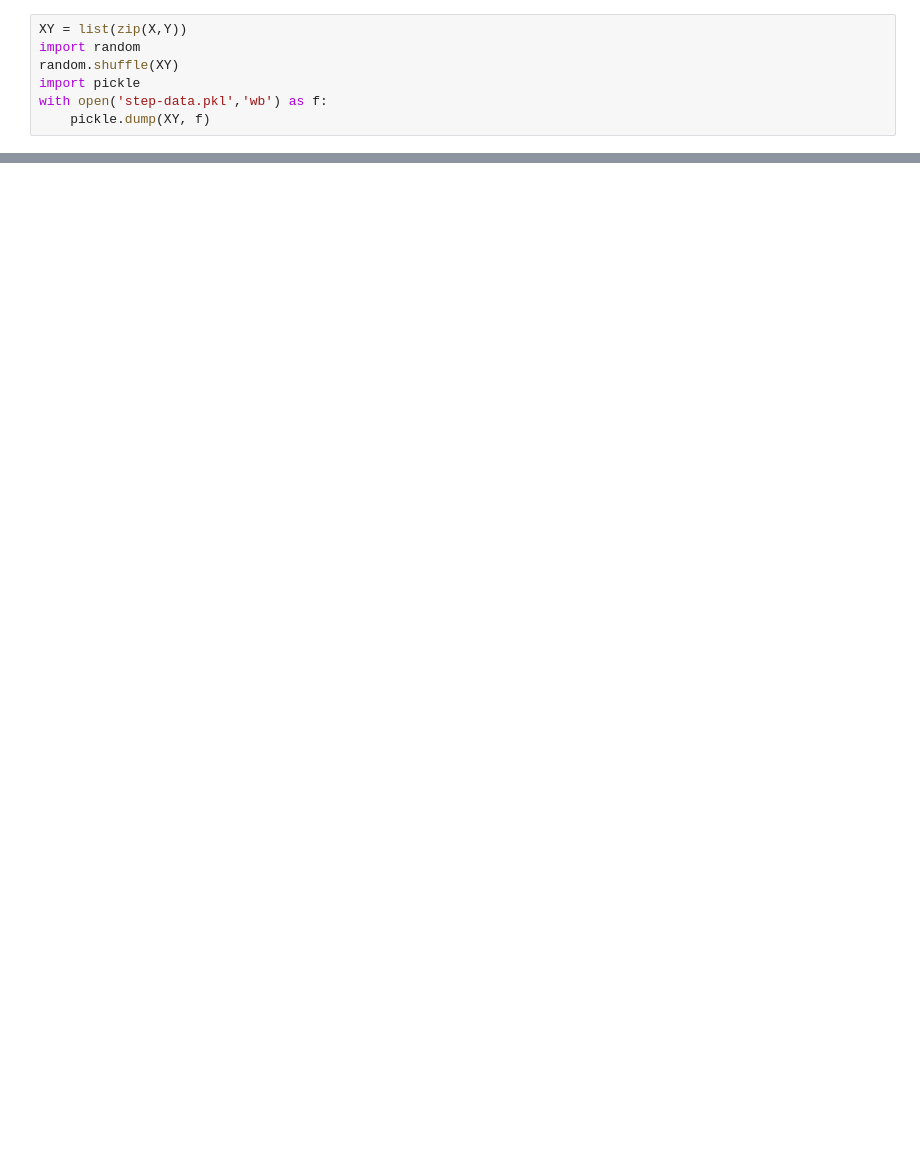
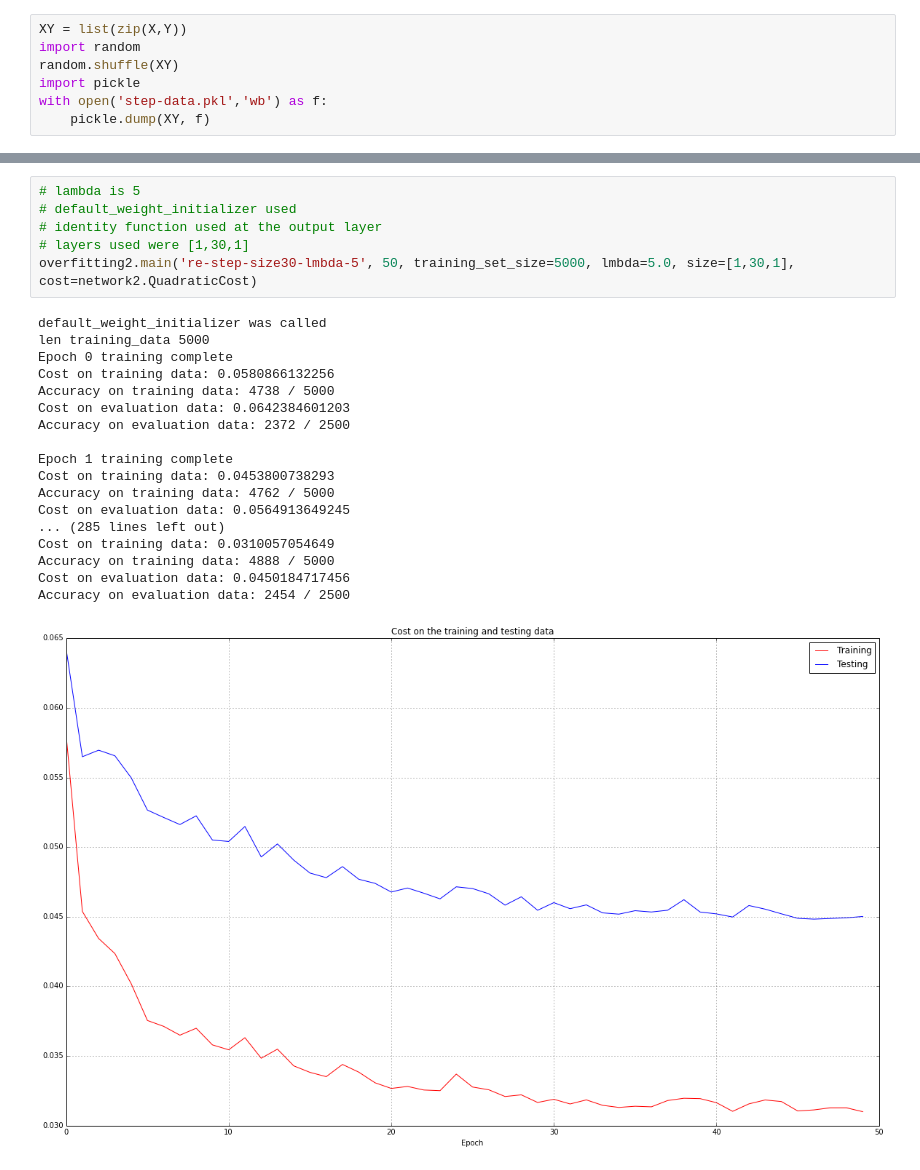
Before and after one commit to nkini/neural-networks-and-deep-learning, a Jupyter notebook: fig/Regularization effects experiments.ipynb, the cells around one changed output, grey strips where cells are left out. Saved outputs shown, nothing was run; the diff lists cells and outputs as text; blank space fills up the shorter version.

```diff
--- a/fig/Regularization effects experiments.ipynb
+++ b/fig/Regularization effects experiments.ipynb
@@ -584,0 +637,25 @@ Accuracy on evaluation data: 2419 / 2500
+# %%
+# lambda is 5
+# default_weight_initializer used
+# identity function used at the output layer
+# layers used were [1,30,1]
+overfitting2.main('re-step-size30-lmbda-5', 50, training_set_size=5000, lmbda=5.0, size=[1,30,1], cost=network2.QuadraticCost)
+# %% [output]
+default_weight_initializer was called
+len training_data 5000
+Epoch 0 training complete
+Cost on training data: 0.0580866132256
+Accuracy on training data: 4738 / 5000
+Cost on evaluation data: 0.0642384601203
+Accuracy on evaluation data: 2372 / 2500
+
+Epoch 1 training complete
+Cost on training data: 0.0453800738293
+Accuracy on training data: 4762 / 5000
+Cost on evaluation data: 0.0564913649245
+... (285 lines left out)
+Cost on training data: 0.0310057054649
+Accuracy on training data: 4888 / 5000
+Cost on evaluation data: 0.0450184717456
+Accuracy on evaluation data: 2454 / 2500
+[figure, added]
```
Also changed, not shown: parts of 8 cells of this notebook, 25 other files.
